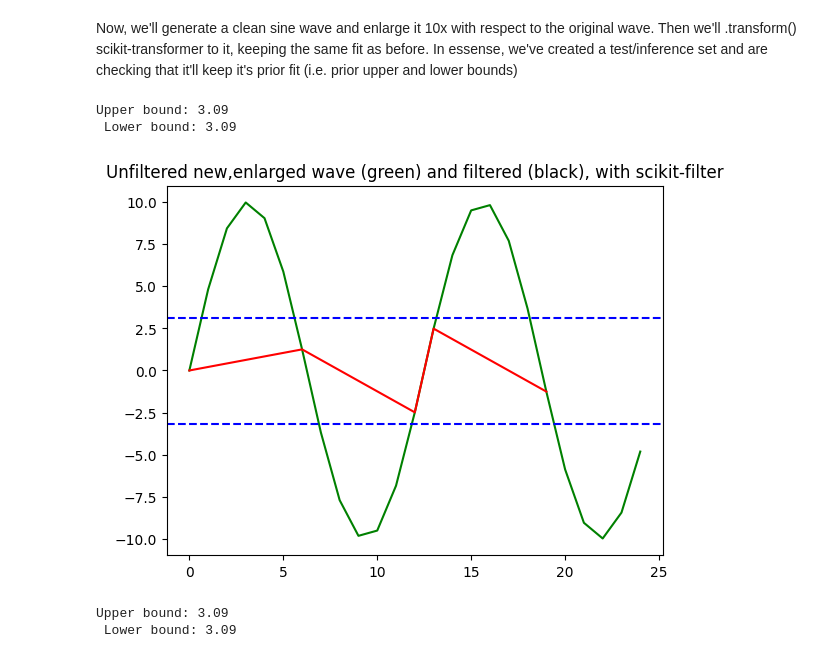
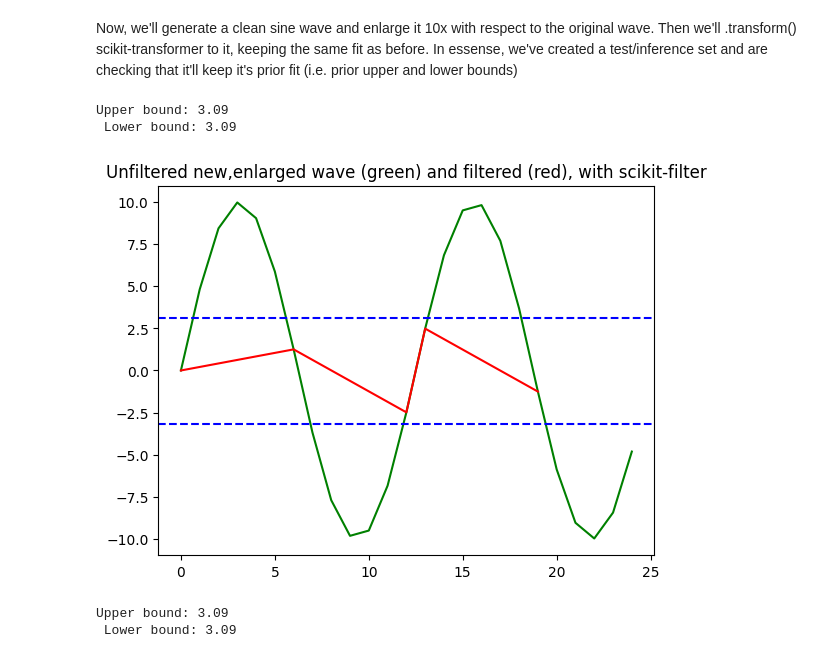
Before and after one commit to stepanlavrinenkoteck001/scikit_pipleines, a Jupyter notebook: custom_scikit_obj_intro/intro_scikit_transformers.ipynb, the cells around one changed output. Saved outputs shown, nothing was run; the diff lists cells and outputs as text; code cells hidden in the pictures.

```diff
--- a/custom_scikit_obj_intro/intro_scikit_transformers.ipynb
+++ b/custom_scikit_obj_intro/intro_scikit_transformers.ipynb
@@ -178,24 +178,24 @@ Now, we'll generate a clean sine wave and enlarge it 10x with respect to the ori
 # %%
 cycles = 2 # how many sine cycles
 resolution = 25 # how many datapoints to generate
 
 length = np.pi * 2 * cycles
 my_wave = np.sin(np.arange(0, length, length / resolution))*10   # move the wave center down to zero
 wavedf_large = pd.DataFrame(my_wave).reset_index()
 wavedf_large.columns=['time', 'vib']
 
 wavedf_large_filt = scikit_outlier_filt.transform(wavedf_large)
 
 plt.plot(wavedf_large['time'], wavedf_large['vib'], 'g')
 plt.plot(wavedf_large_filt['time'], wavedf_large_filt['vib'], 'r')
 plt.axhline(scikit_outlier_filt.upper, color='b', linestyle='--')
 plt.axhline(scikit_outlier_filt.lower, color='b', linestyle='--')
-plt.title('Unfiltered new,enlarged wave (green) and filtered (black), with scikit-filter')
+plt.title('Unfiltered new,enlarged wave (green) and filtered (red), with scikit-filter')
 print(f'Upper bound: {scikit_outlier_filt.upper.round(3)} \n Lower bound: {scikit_outlier_filt.upper.round(3)}')
 # %% [output]
 Upper bound: 3.09
  Lower bound: 3.09
-[figure, old version]
+[figure, new version]
 # %%
 # %% [output]
 Upper bound: 3.09
```
Also changed, not shown: 1 other file.
